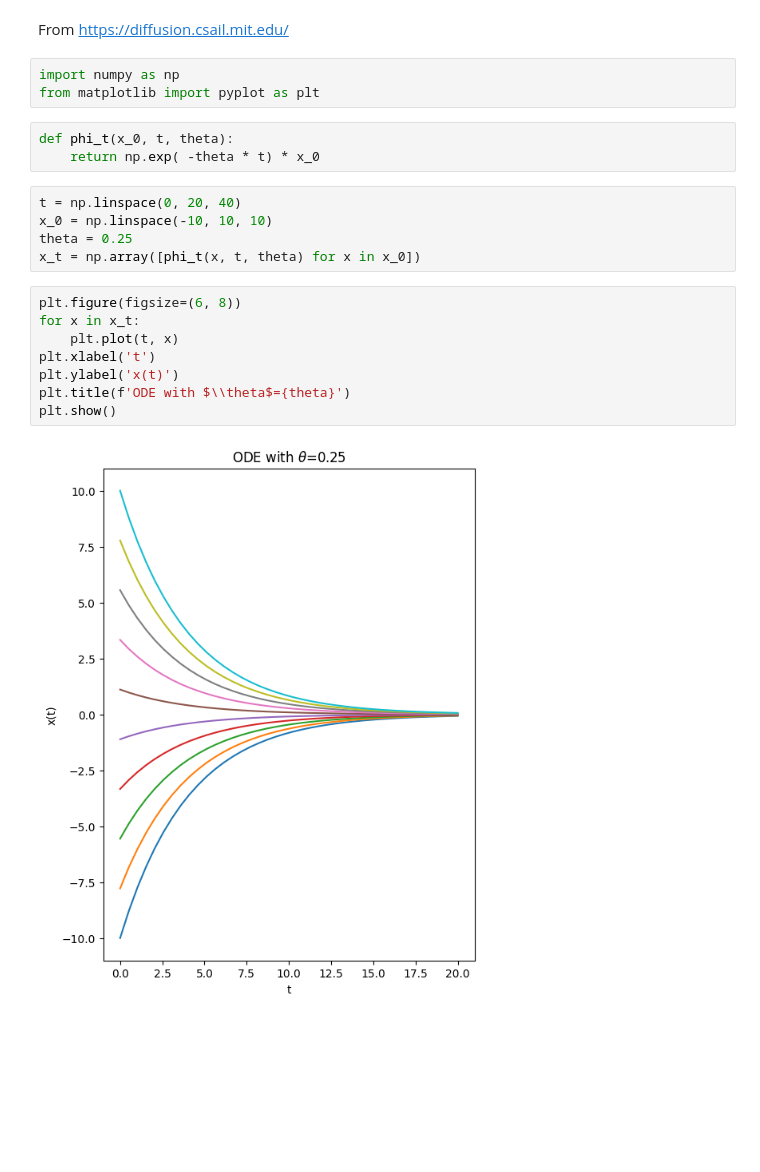
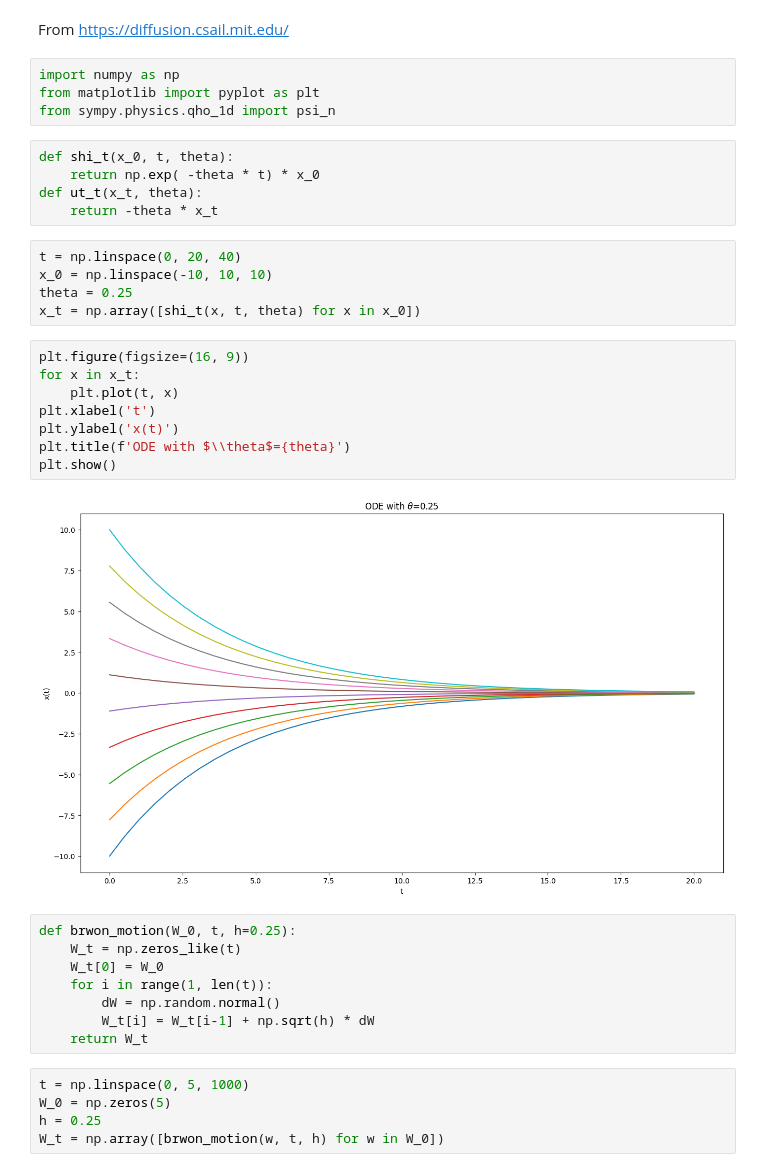
Before and after one commit to debugwangz/learn_aigc, a Jupyter notebook: SDE/sde.ipynb, the cells around one changed output. Cells and saved outputs as stored; diff of their text form; blank space fills up the shorter version.

```diff
--- a/SDE/sde.ipynb
+++ b/SDE/sde.ipynb
@@ -3,21 +3,37 @@ From https://diffusion.csail.mit.edu/
 # %%
 import numpy as np
 from matplotlib import pyplot as plt
+from sympy.physics.qho_1d import psi_n
 # %%
-def phi_t(x_0, t, theta):
+def shi_t(x_0, t, theta):
     return np.exp( -theta * t) * x_0
+def ut_t(x_t, theta):
+    return -theta * x_t
 # %%
 t = np.linspace(0, 20, 40)
 x_0 = np.linspace(-10, 10, 10)
 theta = 0.25
-x_t = np.array([phi_t(x, t, theta) for x in x_0])
+x_t = np.array([shi_t(x, t, theta) for x in x_0])
 # %%
-plt.figure(figsize=(6, 8))
+plt.figure(figsize=(16, 9))
 for x in x_t:
     plt.plot(t, x)
 plt.xlabel('t')
 plt.ylabel('x(t)')
 plt.title(f'ODE with $\\theta$={theta}')
 plt.show()
 # %% [output]
-[figure, old version]
+[figure, new version]
+# %%
+def brwon_motion(W_0, t, h=0.25):
+    W_t = np.zeros_like(t)
+    W_t[0] = W_0
+    for i in range(1, len(t)):
+        dW = np.random.normal()
+        W_t[i] = W_t[i-1] + np.sqrt(h) * dW
+    return W_t
+# %%
+t = np.linspace(0, 5, 1000)
+W_0 = np.zeros(5)
+h = 0.25
+W_t = np.array([brwon_motion(w, t, h) for w in W_0])
```
Also changed, not shown: parts of 5 cells of this notebook.
